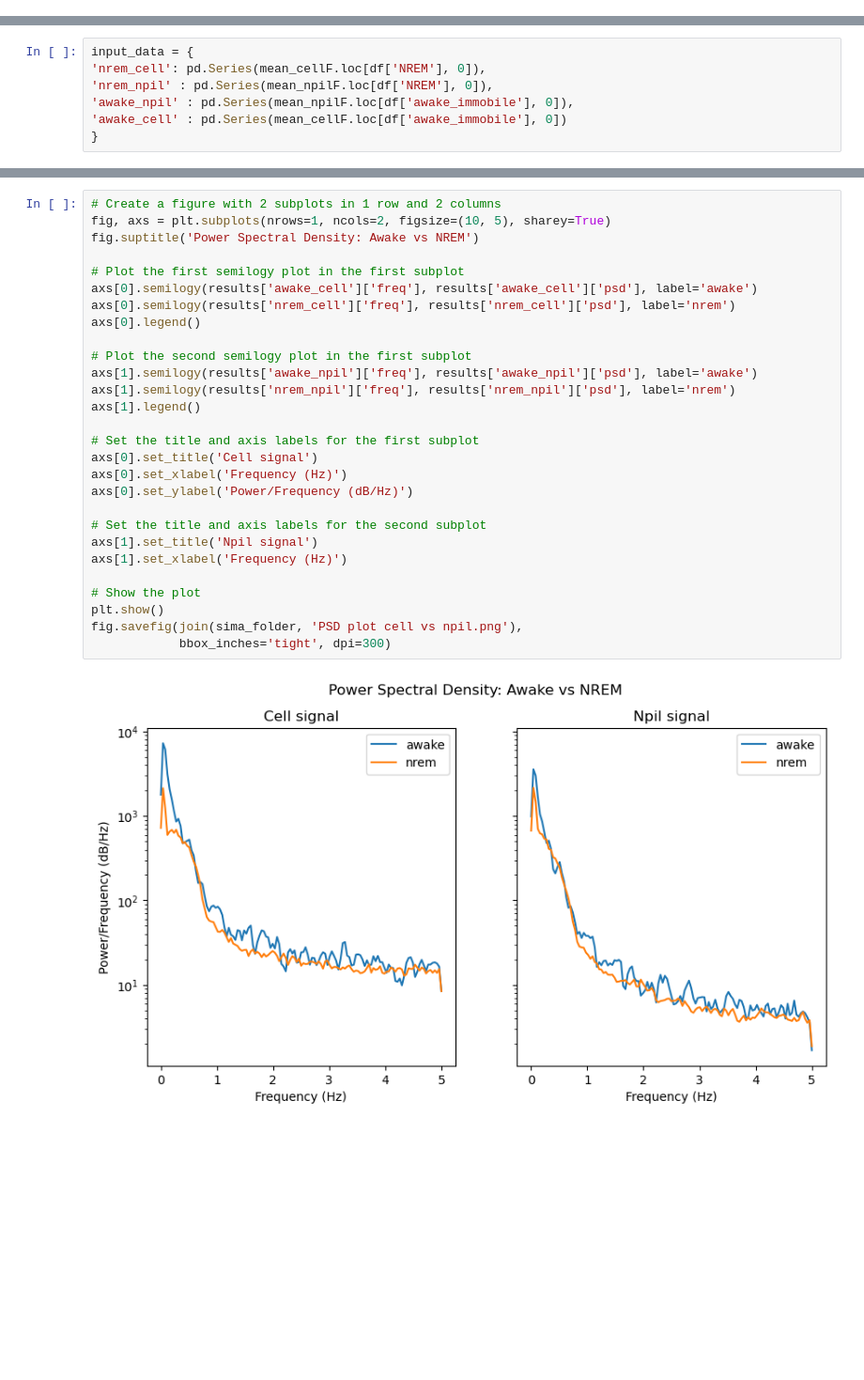
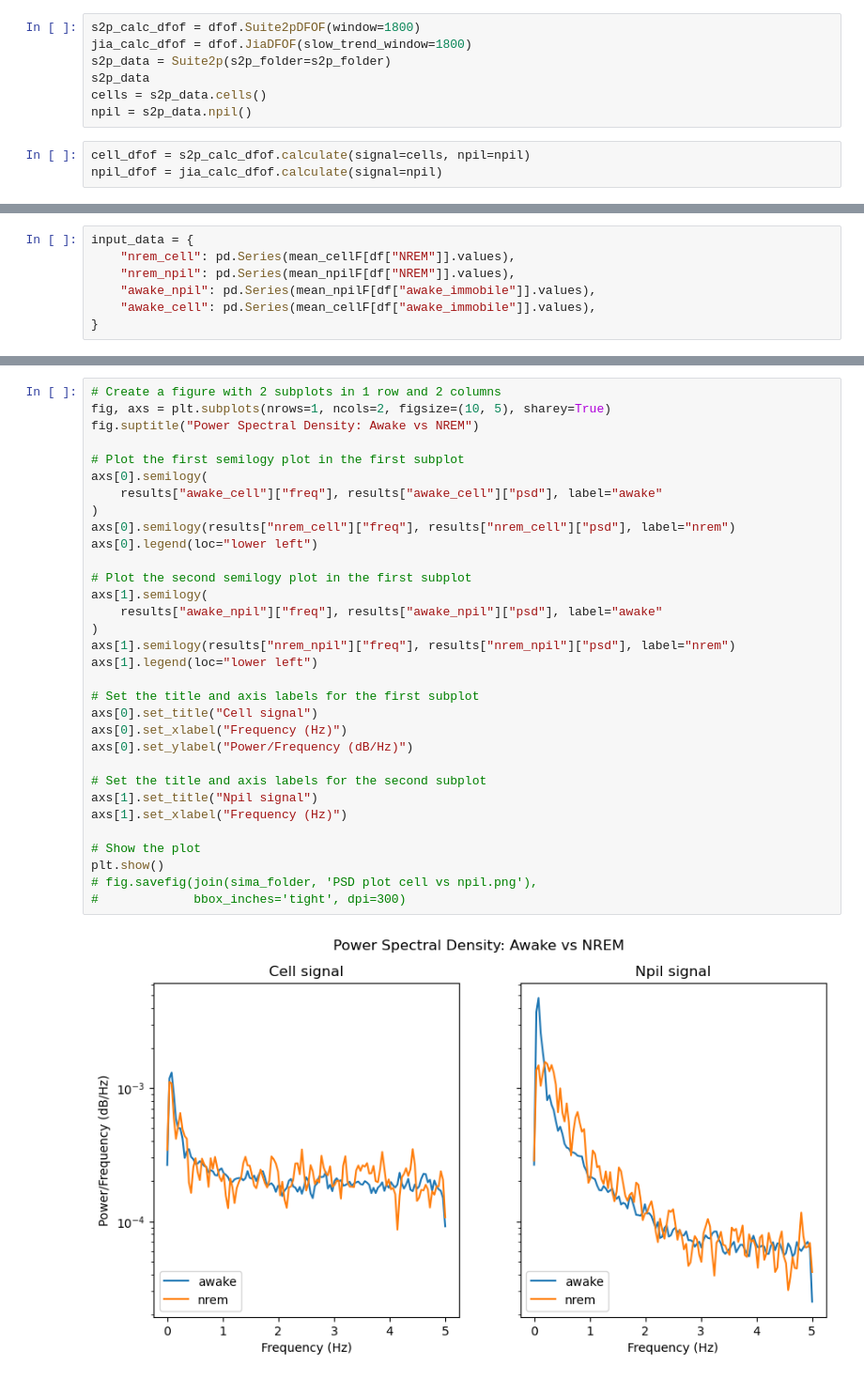
Before and after one commit to JessicaYoujiaLi/sleep, a Jupyter notebook: notebooks/neuropil_analysis/Neuropil_analysis_single_exp.ipynb, the cells around one changed output, grey strips where cells are left out. Shown: that part at 94% size. Cells and saved outputs as stored; diff of their text form; blank space fills up the shorter version.

```diff
--- a/notebooks/neuropil_analysis/Neuropil_analysis_single_exp.ipynb
+++ b/notebooks/neuropil_analysis/Neuropil_analysis_single_exp.ipynb
@@ -112,0 +104,10 @@ Found combined folder
+# %%
+s2p_calc_dfof = dfof.Suite2pDFOF(window=1800)
+jia_calc_dfof = dfof.JiaDFOF(slow_trend_window=1800)
+s2p_data = Suite2p(s2p_folder=s2p_folder)
+s2p_data
+cells = s2p_data.cells()
+npil = s2p_data.npil()
+# %%
+cell_dfof = s2p_calc_dfof.calculate(signal=cells, npil=npil)
+npil_dfof = jia_calc_dfof.calculate(signal=npil)
@@ -166,9 +159,9 @@ Found combined folder
 # %%
 input_data = {
-'nrem_cell': pd.Series(mean_cellF.loc[df['NREM'], 0]),
-'nrem_npil' : pd.Series(mean_npilF.loc[df['NREM'], 0]),
-'awake_npil' : pd.Series(mean_npilF.loc[df['awake_immobile'], 0]),
-'awake_cell' : pd.Series(mean_cellF.loc[df['awake_immobile'], 0])
+    "nrem_cell": pd.Series(mean_cellF[df["NREM"]].values),
+    "nrem_npil": pd.Series(mean_npilF[df["NREM"]].values),
+    "awake_npil": pd.Series(mean_npilF[df["awake_immobile"]].values),
+    "awake_cell": pd.Series(mean_cellF[df["awake_immobile"]].values),
 }
 # %%
 results = {}
@@ -183,33 +176,37 @@ dict_keys(['nrem_cell', 'nrem_npil', 'awake_npil', 'awake_cell'])
 # %%
 # Create a figure with 2 subplots in 1 row and 2 columns
 fig, axs = plt.subplots(nrows=1, ncols=2, figsize=(10, 5), sharey=True)
-fig.suptitle('Power Spectral Density: Awake vs NREM')
+fig.suptitle("Power Spectral Density: Awake vs NREM")
 
 # Plot the first semilogy plot in the first subplot
-axs[0].semilogy(results['awake_cell']['freq'], results['awake_cell']['psd'], label='awake')
-axs[0].semilogy(results['nrem_cell']['freq'], results['nrem_cell']['psd'], label='nrem')
-axs[0].legend()
+axs[0].semilogy(
+    results["awake_cell"]["freq"], results["awake_cell"]["psd"], label="awake"
+)
+axs[0].semilogy(results["nrem_cell"]["freq"], results["nrem_cell"]["psd"], label="nrem")
+axs[0].legend(loc="lower left")
 
 # Plot the second semilogy plot in the first subplot
-axs[1].semilogy(results['awake_npil']['freq'], results['awake_npil']['psd'], label='awake')
-axs[1].semilogy(results['nrem_npil']['freq'], results['nrem_npil']['psd'], label='nrem')
-axs[1].legend()
+axs[1].semilogy(
+    results["awake_npil"]["freq"], results["awake_npil"]["psd"], label="awake"
+)
+axs[1].semilogy(results["nrem_npil"]["freq"], results["nrem_npil"]["psd"], label="nrem")
+axs[1].legend(loc="lower left")
 
 # Set the title and axis labels for the first subplot
-axs[0].set_title('Cell signal')
-axs[0].set_xlabel('Frequency (Hz)')
-axs[0].set_ylabel('Power/Frequency (dB/Hz)')
+axs[0].set_title("Cell signal")
+axs[0].set_xlabel("Frequency (Hz)")
+axs[0].set_ylabel("Power/Frequency (dB/Hz)")
 
 # Set the title and axis labels for the second subplot
-axs[1].set_title('Npil signal')
-axs[1].set_xlabel('Frequency (Hz)')
+axs[1].set_title("Npil signal")
+axs[1].set_xlabel("Frequency (Hz)")
 
 # Show the plot
 plt.show()
-fig.savefig(join(sima_folder, 'PSD plot cell vs npil.png'),
-            bbox_inches='tight', dpi=300)
+# fig.savefig(join(sima_folder, 'PSD plot cell vs npil.png'),
+#             bbox_inches='tight', dpi=300)
 # %% [output]
-[figure, old version]
+[figure, new version]
 # %%
 # Create a figure with 2 subplots in 1 row and 2 columns
 fig, axs = plt.subplots(nrows=1, ncols=2, figsize=(10, 5), sharey=True)
```
Also changed, not shown: parts of 28 cells of this notebook, 8 other files.
